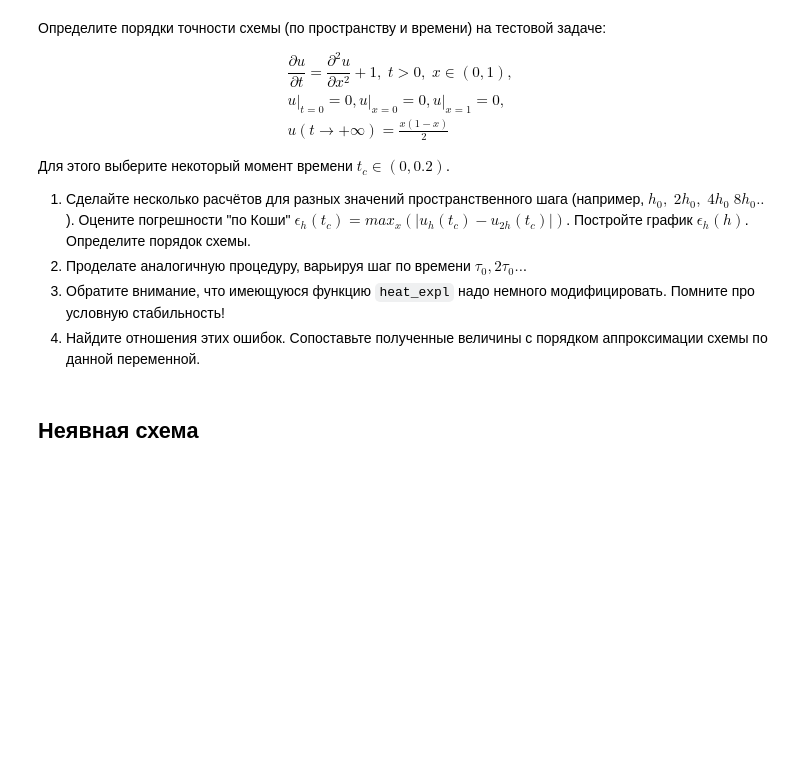
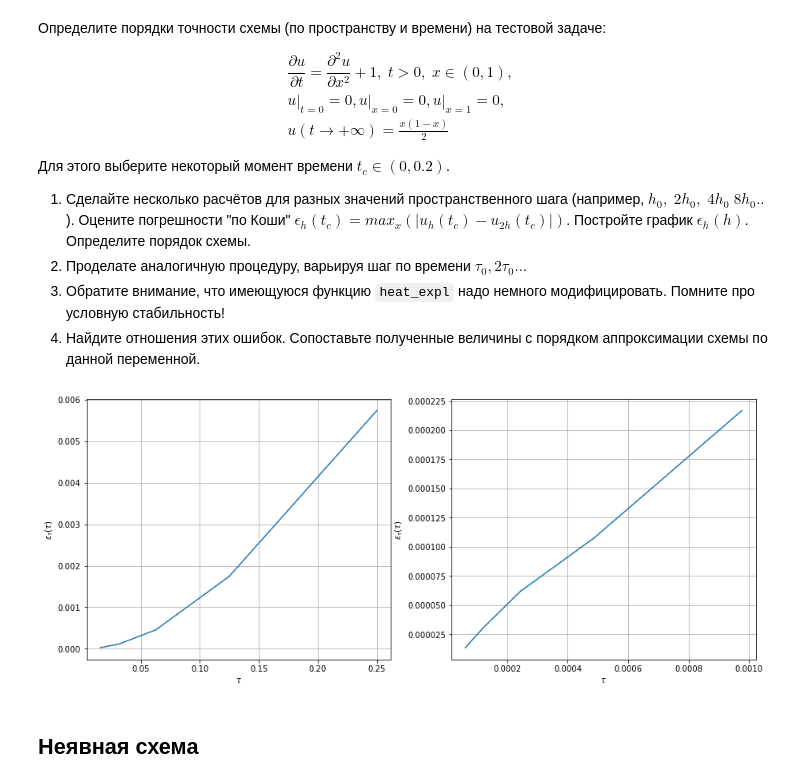
Before and after one commit to skkali/PHY, a Jupyter notebook: diffusion_eq.ipynb, the cells around one changed output. Cells and saved outputs as stored; diff of their text form; code cells hidden in the pictures; blank space fills up the shorter version.

```diff
--- a/diffusion_eq.ipynb
+++ b/diffusion_eq.ipynb
@@ -291,3 +232,52 @@ u(t\to+\infty)= \frac{x(1-x)}{2}
+# %%
+def heat_expl_modified (t_c, init = lambda x: 0., bound1 = lambda t: 0., q=lambda x, t: 0, f=lambda x, t: 1,
+                bound2 = lambda t: 0., alpha = 1,
+                lx = 1, h = 1e-2, tau = 1e-4):
+
+    N = int(lx / h)
+    k = 0
+    y_1 = np.array([init(i * h) for i in range(N + 1)])
+    y_2 = np.zeros(N + 1)
+
+    while True and (k + 1) * tau <= t_c:
+        for i in range(1, N):
+            y_2[i] = tau * (alpha * (y_1[i + 1] - 2 * y_1[i] + y_1[i - 1]) / h**2
+                             - q(i * h, k * tau) * y_1[i] + f(i * h, k * tau)) + y_1[i]
+        y_2[0] = bound1(k * tau)
+        y_2[-1] = bound2(k * tau)
+        t_end = (k + 1) * tau
+        u_end = y_2
+        k += 1
+        y_1 = np.copy(y_2)
+    return u_end
+
+t_c = 0.1
+h_list = np.array([1 / 2**6, 1 / 2**5, 1 / 2**4, 1 / 2**3, 1 / 2**2, 1/2]) # 6 разных вариантов h
+tau = 1 / 2**15
+e1 = []
+for i in range(len(h_list) - 1):
+    e1.append(max(np.abs(heat_expl_modified(t_c = t_c, h = h_list[i+1], tau = tau) - (heat_expl_modified(t_c = t_c, h = h_list[i], tau = tau))[::2])))
+
+t_c = 0.1
+h = 1 / 2**2
+tau_list = np.array([1 / 2**14, 1 / 2**13, 1 / 2**12, 1 / 2**11, 1 / 2**10, 1 / 2**9]) # 6 разных вариантов tau
+e2 = []
+for i in range(len(tau_list) - 1):
+    e2.append(np.amax(abs(heat_expl_modified(t_c = t_c, h = h, tau = tau_list[i+1]) - (heat_expl_modified(t_c = t_c, h = h, tau = tau_list[i])))))
+
+
+fig, axes = plt.subplots(1, 2, figsize=(15, 6))
+ax1, ax2 = axes
+ax1.plot(h_list[:-1], np.array(e1))
+ax1.set_xlabel(r'$\tau$')
+ax1.set_ylabel(r'$\varepsilon_{\tau}(\tau)$')
+ax1.grid(True)
+ax2.plot(tau_list[:-1], np.array(e2))
+ax2.set_xlabel(r'$\tau$')
+ax2.set_ylabel(r'$\varepsilon_{\tau}(\tau)$')
+ax2.grid(True)
+# %% [output]
+[figure, added]
 # %% [markdown]
 ## Неявная схема
 # %% [markdown]
```
Also changed, not shown: parts of 7 cells of this notebook.
